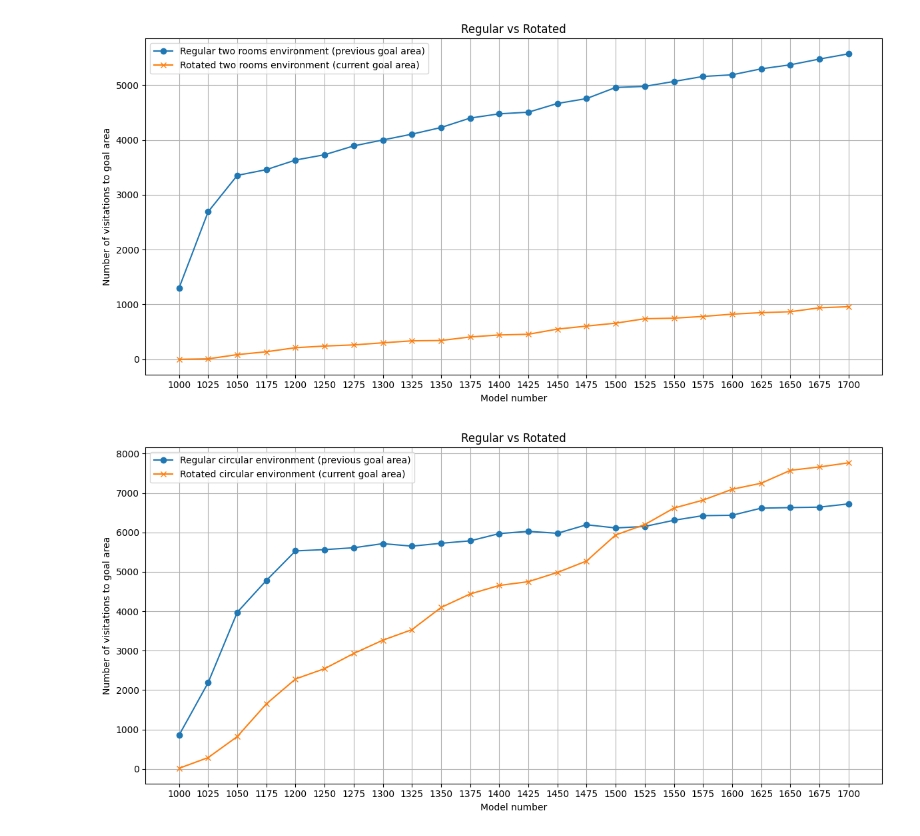
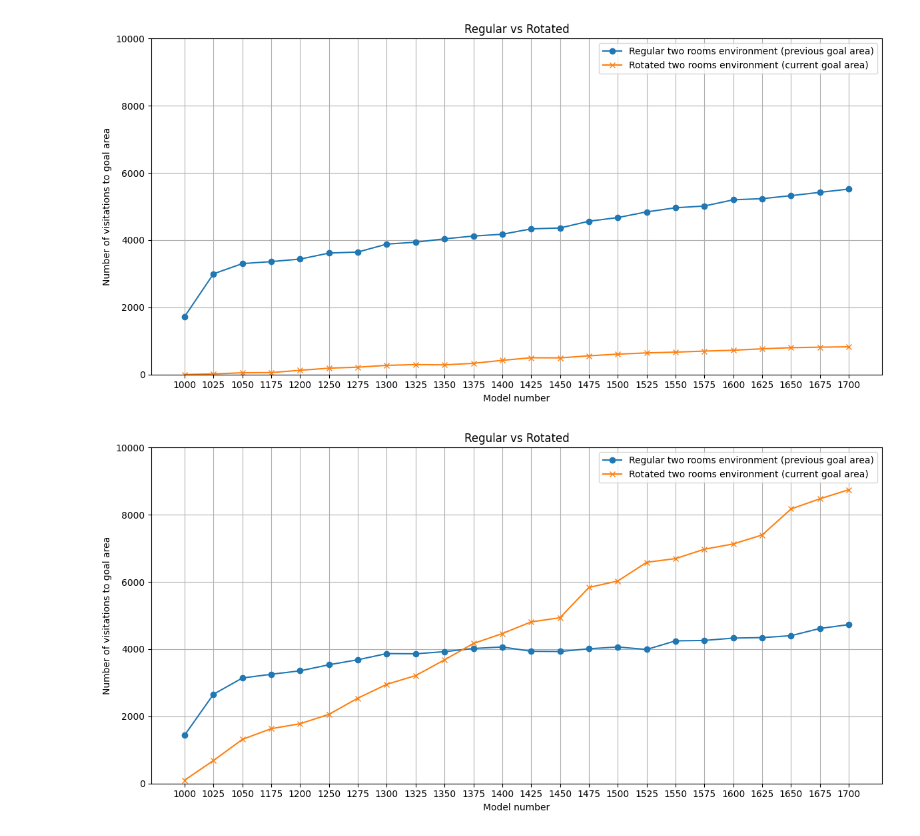
Before and after one commit to henriklarsen28/XAI-gridcells-master, a Jupyter notebook: xai/cav/continuous/behavior_analysis.ipynb, the cells around one changed output. Saved outputs shown, nothing was run; the diff lists cells and outputs as text; code cells hidden in the pictures.

Commit message:
update goal region

```diff
--- a/xai/cav/continuous/behavior_analysis.ipynb
+++ b/xai/cav/continuous/behavior_analysis.ipynb
@@ -2,7 +2,7 @@
 import matplotlib.pyplot as plt
 import json
 
-def plot_figure(path):
+def plot_goal_visits(path):
     with open(path, 'r') as f:
         data = json.load(f)
 
@@ -19,39 +19,20 @@ def plot_figure(path):
     plt.plot(model_num, rotated_y, marker='x', label='Rotated two rooms environment (current goal area)')
     plt.xlabel("Model number")
     plt.ylabel("Number of visitations to goal area")
+    plt.ylim(0, 10000)  # Set the max y limit to 10,000
     plt.title("Regular vs Rotated")
     plt.legend()
     plt.grid(True)
     plt.tight_layout()
     plt.show()
 # %%
-path = 'goal_visitations_two_rooms_3.json'
-plot_figure(path)
+path = 'movements_in_environment/goal_visitations_two_rooms.json'
+plot_goal_visits(path)
 # %% [output]
-[figure, old version]
+[figure, new version]
 # %%
-path = 'goal_visitations_circular.json'
+path = 'movements_in_environment/goal_visitations_circular.json'
 
-with open(path, 'r') as f:
-    data = json.load(f)
-
-# Find common keys only
-model_num = sorted(set(data["regular"].keys()))
-
-# Extract y-values
-regular_y = [data["regular"][k] for k in model_num]
-rotated_y = [data["rotated"][k] for k in model_num]
-
-# Plotting with shared keys only
-plt.figure(figsize=(12, 6))
-plt.plot(model_num, regular_y, marker='o', label='Regular circular environment (previous goal area)')
-plt.plot(model_num, rotated_y, marker='x', label='Rotated circular environment (current goal area)')
-plt.xlabel("Model number")
-plt.ylabel("Number of visitations to goal area")
-plt.title("Regular vs Rotated")
-plt.legend()
-plt.grid(True)
-plt.tight_layout()
-plt.show()
+plot_goal_visits(path)
 # %% [output]
-[figure, old version]
+[figure, new version]
```
Also changed, not shown: 2 other files.
